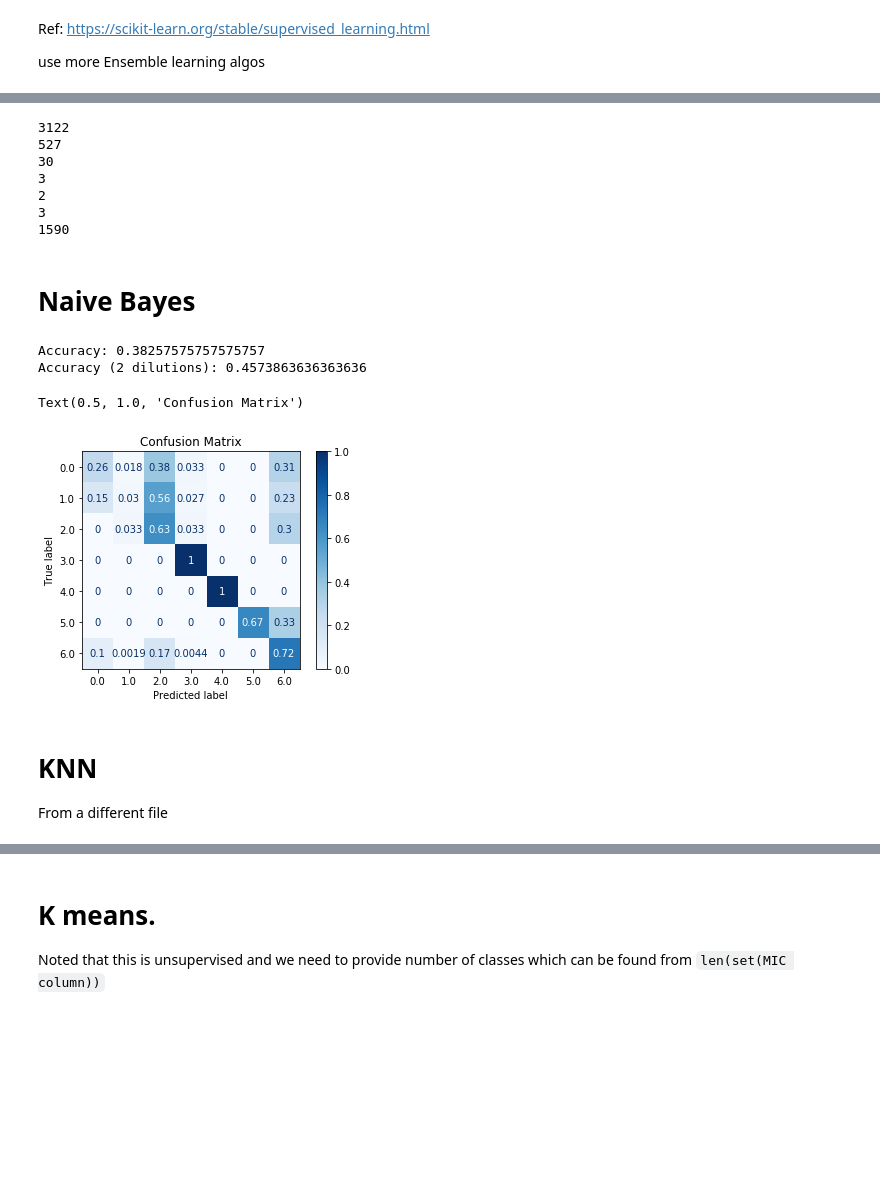
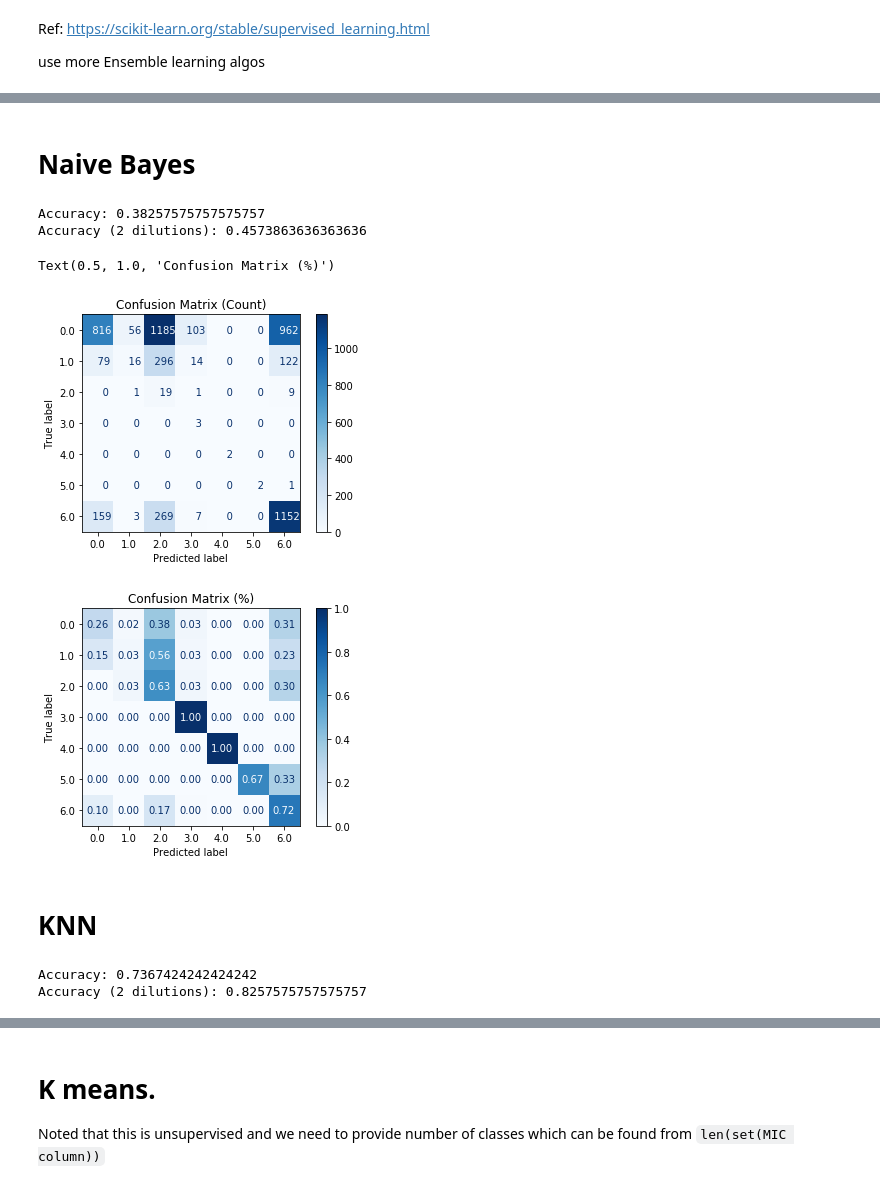
Before and after one commit to trung-hn/antibiotic-resistance-prediction, a Jupyter notebook: Trees_Classifier_TRUNG.ipynb, the cells around one changed output, grey strips where cells are left out. Saved outputs shown, nothing was run; the diff lists cells and outputs as text; code cells hidden in the pictures; blank space fills up the shorter version.

```diff
--- a/Trees_Classifier_TRUNG.ipynb
+++ b/Trees_Classifier_TRUNG.ipynb
@@ -55,18 +41,6 @@ y = df.iloc[:,1]
 X_train, X_test, y_train, y_test = train_test_split(X, y, test_size=0.2, random_state=42)
 y_test_up = pd.DataFrame([str(float(x) + 1) for x in y_test]).iloc[:, 0]
 y_test_down = pd.DataFrame([str(float(x) - 1) for x in y_test]).iloc[:, 0]
-# %%
-# Number of 0.0, 1.0, ... in y
-for i in range(7):
-    print(sum([v == f'{i:.1f}' for v in y]))
-# %% [output]
-3122
-527
-30
-3
-2
-3
-1590
 # %% [markdown]
 # Naive Bayes
 # %%
@@ -82,16 +56,40 @@ print(f"Accuracy: {score}")
 score += accuracy_score(y_test_up, y_pred)
 score += accuracy_score(y_test_down, y_pred)
 print(f"Accuracy (2 dilutions): {score}")
-
-# Confusion matrix
-disp = plot_confusion_matrix(clf, X, y, cmap=plt.cm.Blues,normalize='true')
-disp.ax_.set_title("Confusion Matrix")
-# disp.confusion_matrix
 # %% [output]
 Accuracy: 0.38257575757575757
 Accuracy (2 dilutions): 0.4573863636363636
-Text(0.5, 1.0, 'Confusion Matrix')
-[figure, removed]
+# %%
+# Confusion matrix
+disp = plot_confusion_matrix(clf, X, y, cmap=plt.cm.Blues,normalize=None,
+                            labels="0.0 1.0 2.0 3.0 4.0 5.0 6.0".split(),
+                            values_format='6')
+disp.ax_.set_title("Confusion Matrix (Count)")
+# disp.confusion_matrix
+
+disp = plot_confusion_matrix(clf, X, y, cmap=plt.cm.Blues,normalize="true",
+                            labels="0.0 1.0 2.0 3.0 4.0 5.0 6.0".split(),
+                            values_format='.2f')
+disp.ax_.set_title("Confusion Matrix (%)")
+# %% [output]
+Text(0.5, 1.0, 'Confusion Matrix (%)')
+[figure, added]
+[figure, added]
 # %% [markdown]
 # KNN
-From a different file
+# %%
+clf = KNeighborsClassifier(n_neighbors=20, weights='uniform', algorithm='auto', leaf_size=30, p=2)
+clf.fit(X_train, y_train)
+y_pred = clf.predict(X_test)
+
+# Prediction
+score = accuracy_score(y_test, y_pred)
+print(f"Accuracy: {score}")
+
+# 2 dilutions Prediction
+score += accuracy_score(y_test_up, y_pred)
+score += accuracy_score(y_test_down, y_pred)
+print(f"Accuracy (2 dilutions): {score}")
+# %% [output]
+Accuracy: 0.7367424242424242
+Accuracy (2 dilutions): 0.8257575757575757
```
Also changed, not shown: parts of 17 cells of this notebook.
